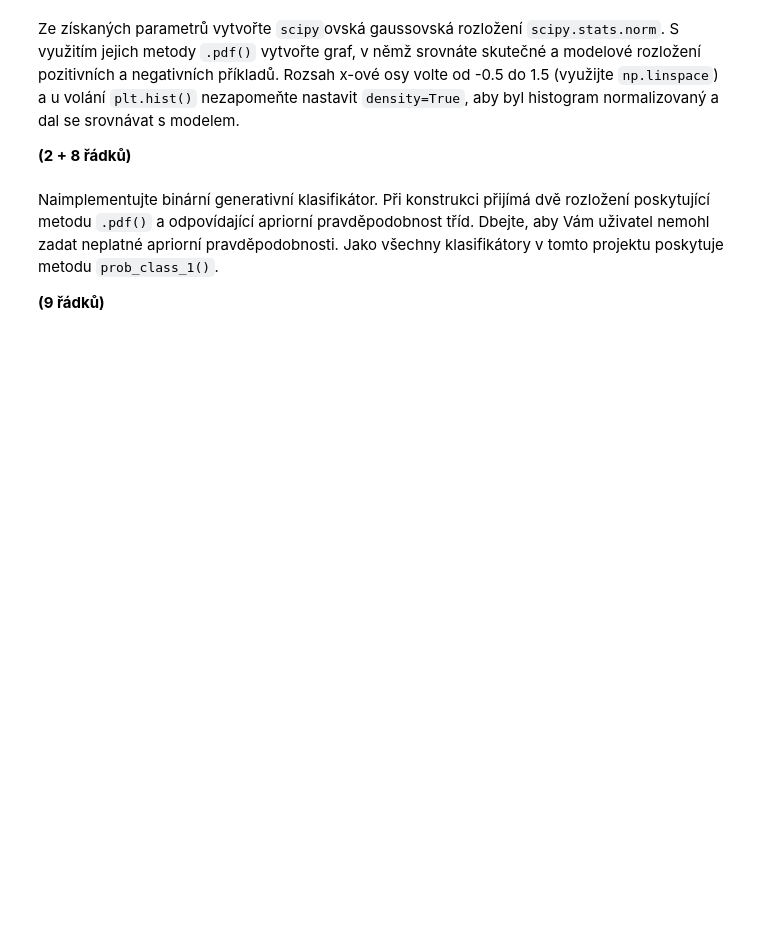
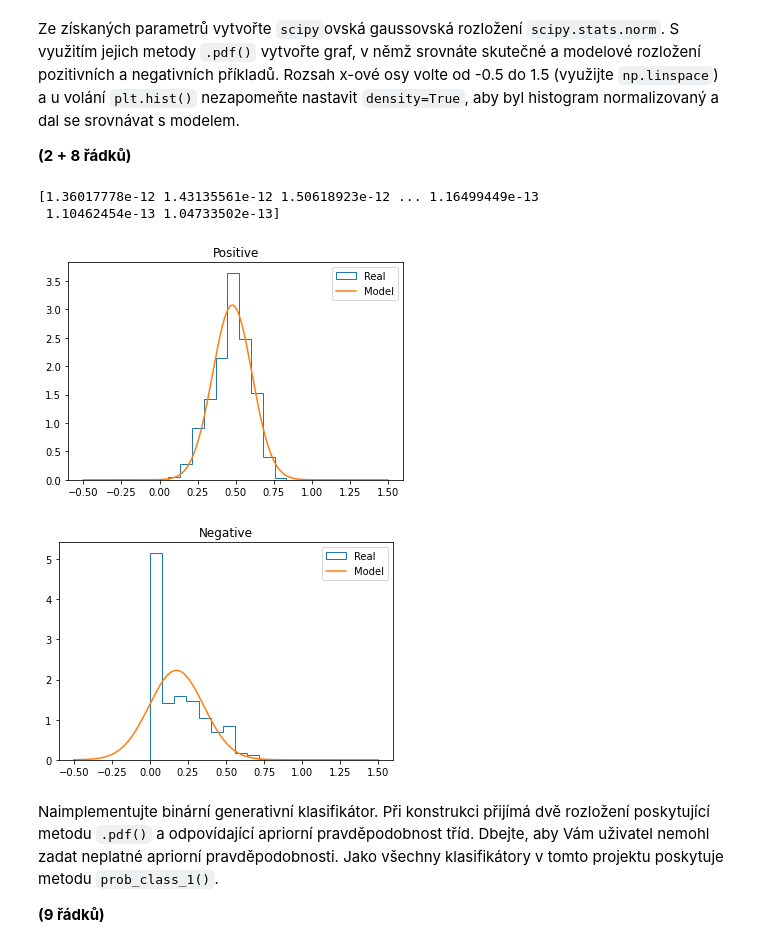
Before and after one commit to arconatt/SUI-machine_learning, a Jupyter notebook: zadani.ipynb, the cells around one changed output. Cells and saved outputs as stored; diff of their text form; code cells hidden in the pictures; blank space fills up the shorter version.

```diff
--- a/zadani.ipynb
+++ b/zadani.ipynb
@@ -127,7 +127,7 @@ Získané parametry -- tzn. střední hodnoty a směrodatné odchylky -- vypíš
 **(1 řádek)**
 # %%
 def mle_gauss_1d(data):
-    return None
+    return np.mean(data), np.sqrt(np.mean((data - np.mean(data))**2))
 
 mu_pos, std_pos = mle_gauss_1d(train_dataset.pos[:, FOI])
 mu_neg, std_neg = mle_gauss_1d(train_dataset.neg[:, FOI])
@@ -147,3 +146,24 @@ pass
+# %%
+x_pos = np.linspace(-0.5, 1.5, np.size(train_dataset.pos[:, FOI]))
+pdf_pos = scipy.stats.norm.pdf(x_pos, loc=mu_pos, scale=std_pos)
+plt.figure()
+plt.title('Positive')
+plt.hist(train_dataset.pos[:, FOI], histtype='step', label='Real', density=True)
+plt.plot(x_pos, pdf_pos, label='Model')
+plt.legend()
+
+x_neg = np.linspace(-0.5, 1.5, np.size(train_dataset.neg[:, FOI]))
+pdf_neg = scipy.stats.norm.pdf(x_neg, loc=mu_neg, scale=std_neg)
+plt.figure()
+plt.title('Negative')
+plt.hist(train_dataset.neg[:, FOI], histtype='step', label='Real', density=True)
+plt.plot(x_neg, pdf_neg, label='Model')
+plt.legend()
+# %% [output]
+[1.36017778e-12 1.43135561e-12 1.50618923e-12 ... 1.16499449e-13
+ 1.10462454e-13 1.04733502e-13]
+[figure, added]
+[figure, added]
 # %% [markdown]
 Naimplementujte binární generativní klasifikátor.
 Při konstrukci přijímá dvě rozložení poskytující metodu `.pdf()` a odpovídající apriorní pravděpodobnost tříd.
```
Also changed, not shown: parts of 5 cells of this notebook.
